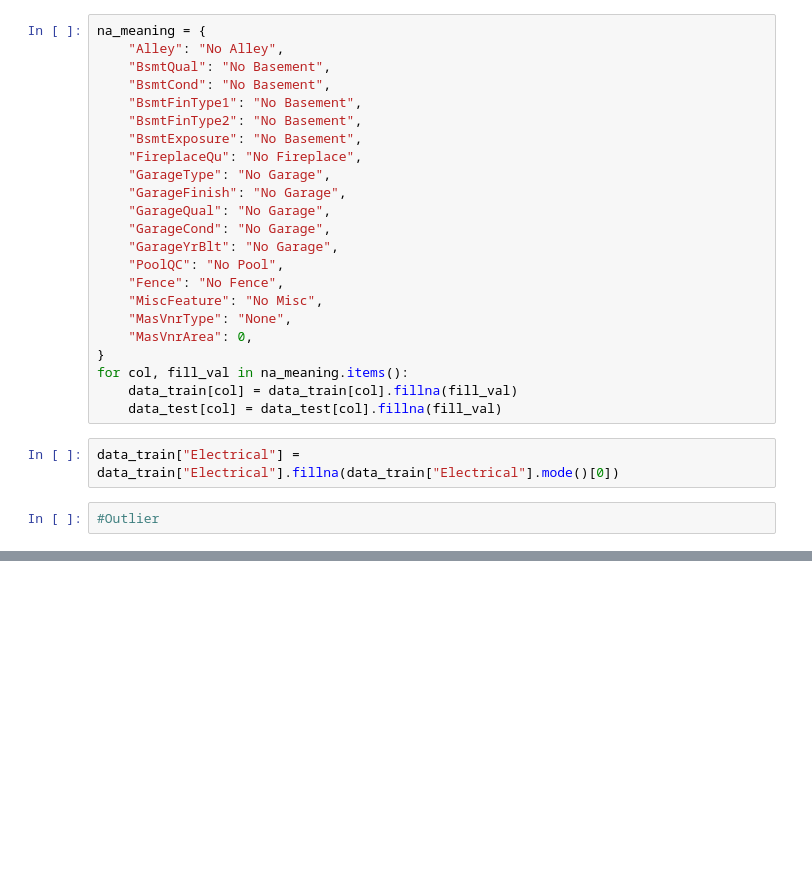
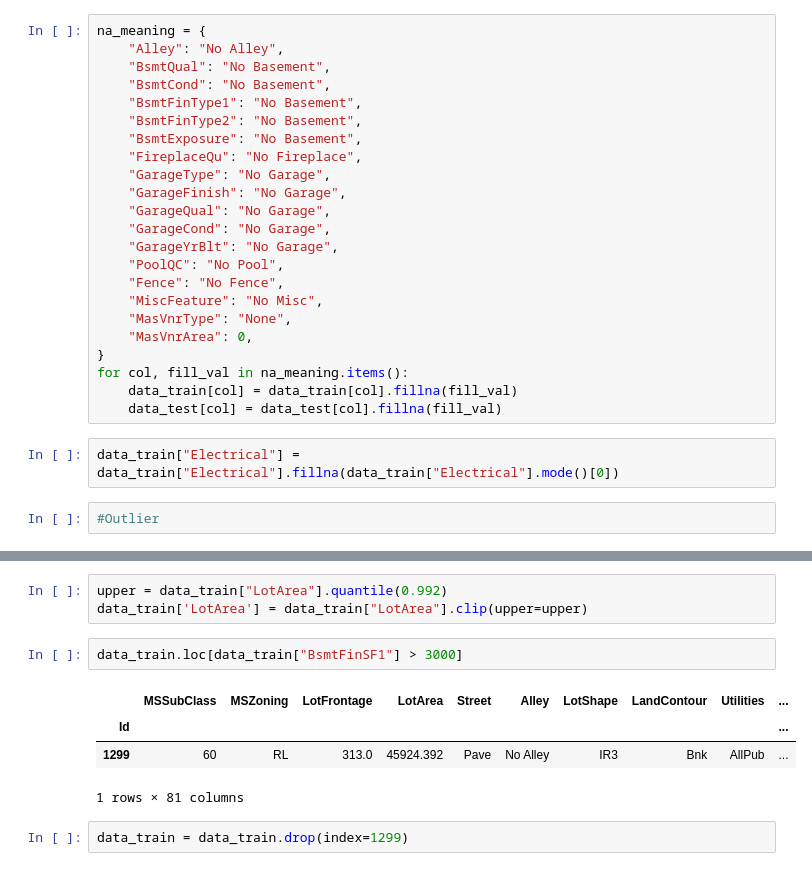
Before and after one commit to SirHelpMePlease/Kaggle_House_Price, a Jupyter notebook: Feature_Engineering.ipynb, the cells around one changed output, grey strips where cells are left out. Cells and saved outputs as stored; diff of their text form; blank space fills up the shorter version.

```diff
--- a/Feature_Engineering.ipynb
+++ b/Feature_Engineering.ipynb
@@ -103,0 +150,12 @@ data_train["Electrical"] = data_train["Electrical"].fillna(data_train["Electrica
+# %%
+upper = data_train["LotArea"].quantile(0.992)
+data_train['LotArea'] = data_train["LotArea"].clip(upper=upper)
+# %%
+data_train.loc[data_train["BsmtFinSF1"] > 3000]
+# %% [output]
+|  | MSSubClass | MSZoning | LotFrontage | LotArea | Street | Alley | LotShape | LandContour | Utilities | ... |
+| Id |  |  |  |  |  |  |  |  |  | ... |
+| 1299 | 60 | RL | 313.0 | 45924.392 | Pave | No Alley | IR3 | Bnk | AllPub | ... |
+1 rows × 81 columns
+# %%
+data_train = data_train.drop(index=1299)
```
Also changed, not shown: parts of 5 cells of this notebook, 1 other file.
